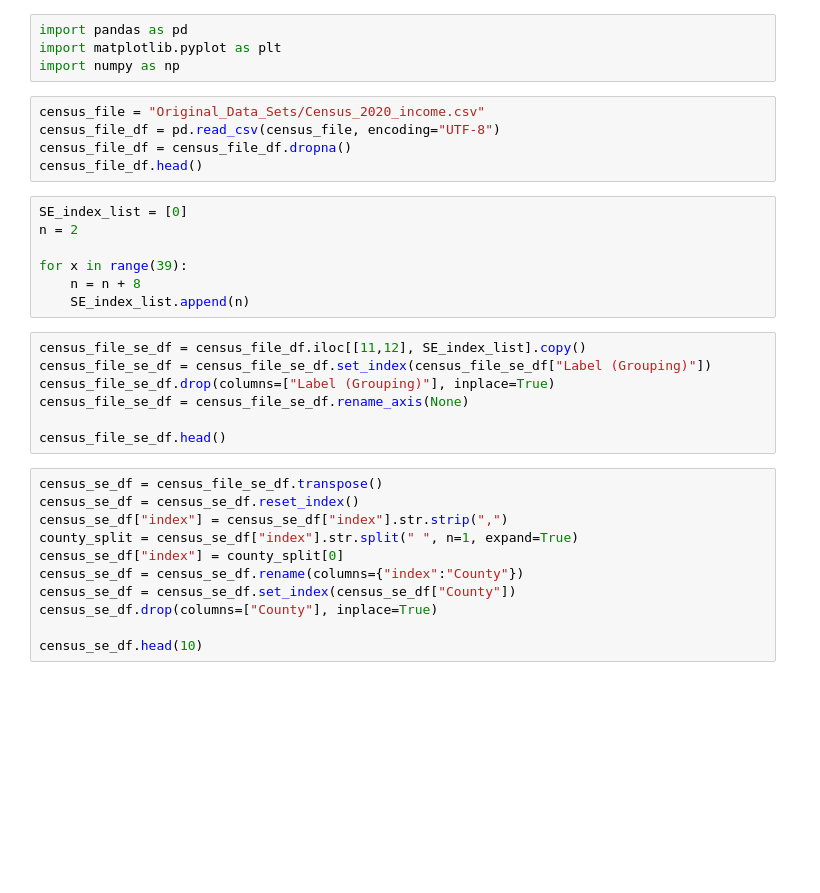
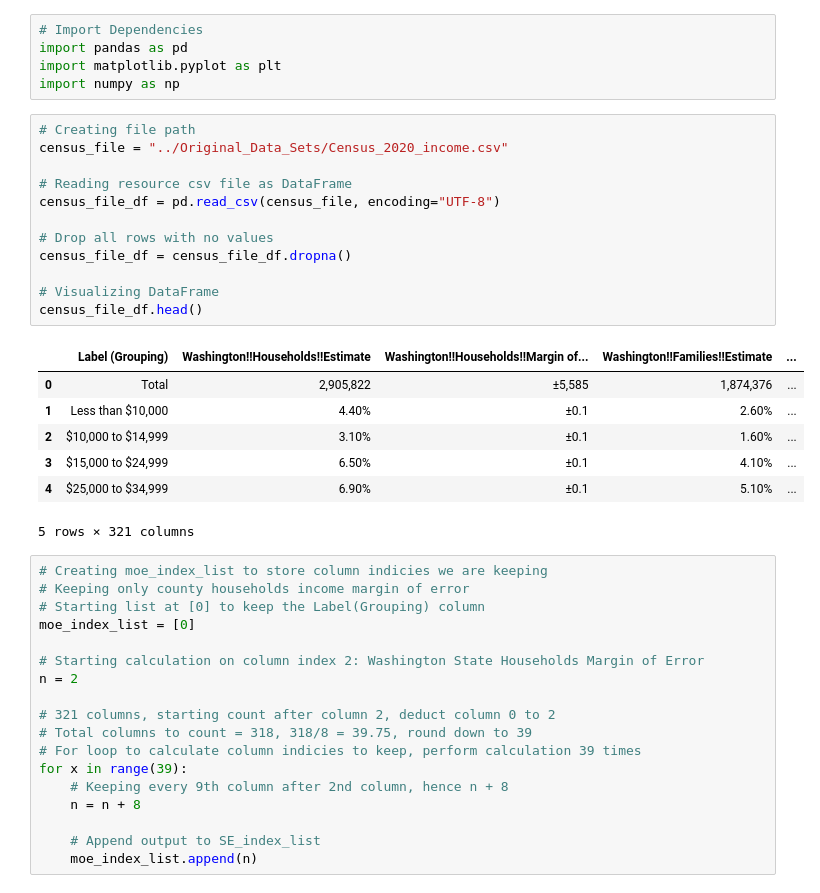
Before and after one commit to eedmondson3/Data_Detectives, a Jupyter notebook: Yeu-Jen_Lee/YL_CensusMeanMedianComparison.ipynb, the cells around one changed output. Cells and saved outputs as stored; diff of their text form; blank space fills up the shorter version.

```diff
--- a/Yeu-Jen_Lee/YL_CensusMeanMedianComparison.ipynb
+++ b/Yeu-Jen_Lee/YL_CensusMeanMedianComparison.ipynb
@@ -1,34 +1,43 @@
 # %%
+# Import Dependencies
 import pandas as pd
 import matplotlib.pyplot as plt
 import numpy as np
 # %%
-census_file = "Original_Data_Sets/Census_2020_income.csv"
+# Creating file path
+census_file = "../Original_Data_Sets/Census_2020_income.csv"
+
+# Reading resource csv file as DataFrame
 census_file_df = pd.read_csv(census_file, encoding="UTF-8")
+
+# Drop all rows with no values
 census_file_df = census_file_df.dropna()
+
+# Visualizing DataFrame
 census_file_df.head()
+# %% [output]
+|  | Label (Grouping) | Washington!!Households!!Estimate | Washington!!Households!!Margin of... | Washington!!Families!!Estimate | ... |
+| 0 | Total | 2,905,822 | ±5,585 | 1,874,376 | ... |
+| 1 | Less than $10,000 | 4.40% | ±0.1 | 2.60% | ... |
+| 2 | $10,000 to $14,999 | 3.10% | ±0.1 | 1.60% | ... |
+| 3 | $15,000 to $24,999 | 6.50% | ±0.1 | 4.10% | ... |
+| 4 | $25,000 to $34,999 | 6.90% | ±0.1 | 5.10% | ... |
+5 rows × 321 columns
-# %%
-SE_index_list = [0]
-n = 2
-
-for x in range(39):
-    n = n + 8
-    SE_index_list.append(n)
-# %%
-census_file_se_df = census_file_df.iloc[[11,12], SE_index_list].copy()
-census_file_se_df = census_file_se_df.set_index(census_file_se_df["Label (Grouping)"])
-census_file_se_df.drop(columns=["Label (Grouping)"], inplace=True)
-census_file_se_df = census_file_se_df.rename_axis(None)
-
-census_file_se_df.head()
-# %%
-census_se_df = census_file_se_df.transpose()
-census_se_df = census_se_df.reset_index()
-census_se_df["index"] = census_se_df["index"].str.strip(",")
-county_split = census_se_df["index"].str.split(" ", n=1, expand=True)
-census_se_df["index"] = county_split[0]
-census_se_df = census_se_df.rename(columns={"index":"County"})
-census_se_df = census_se_df.set_index(census_se_df["County"])
-census_se_df.drop(columns=["County"], inplace=True)
-
-census_se_df.head(10)
+# %%
+# Creating moe_index_list to store column indicies we are keeping
+# Keeping only county households income margin of error
+# Starting list at [0] to keep the Label(Grouping) column
+moe_index_list = [0]
+
+# Starting calculation on column index 2: Washington State Households Margin of Error
+n = 2
+
+# 321 columns, starting count after column 2, deduct column 0 to 2
+# Total columns to count = 318, 318/8 = 39.75, round down to 39
+# For loop to calculate column indicies to keep, perform calculation 39 times
+for x in range(39):
+    # Keeping every 9th column after 2nd column, hence n + 8
+    n = n + 8
+
+    # Append output to SE_index_list
+    moe_index_list.append(n)
```
Also changed, not shown: parts of 5 cells of this notebook, 3 other files.
